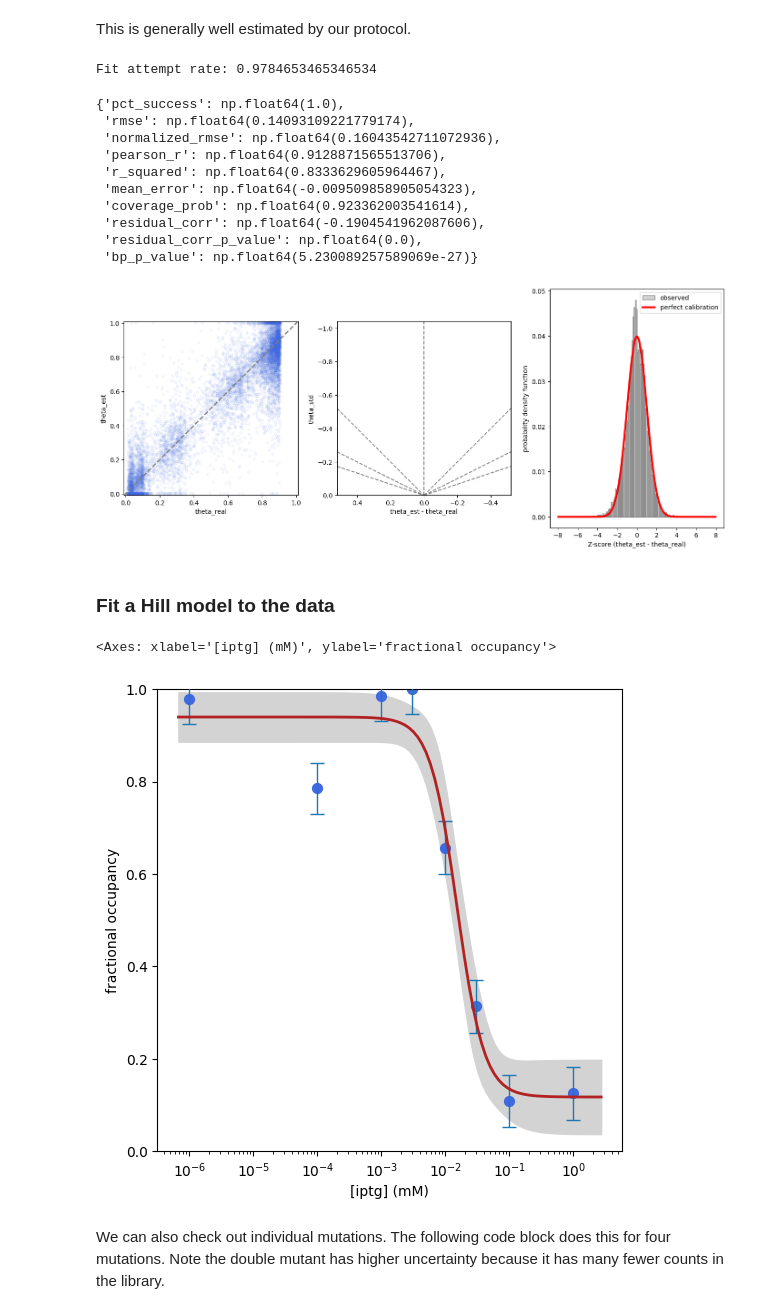
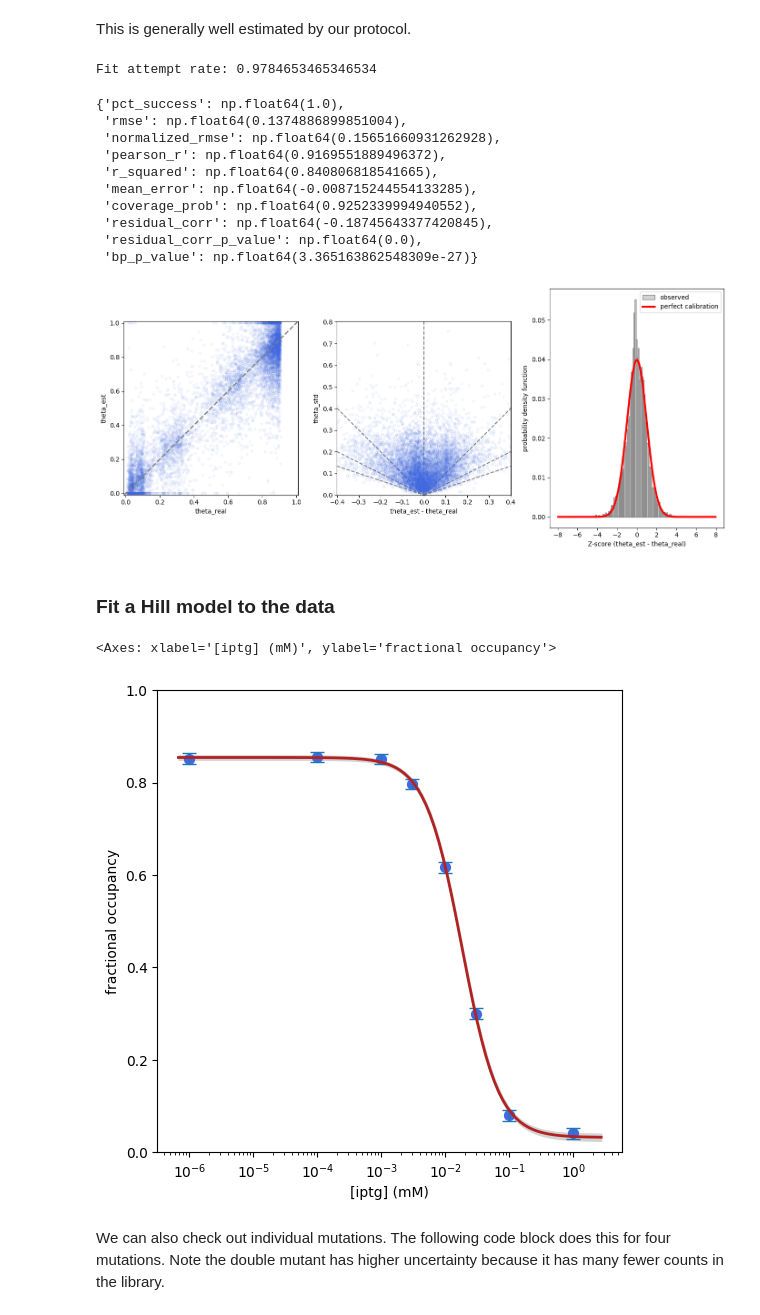
Before and after one commit to harmsm/tfscreen, a Jupyter notebook: notebooks/tfscreen-walkthrough/tfscreen-walkthrough.ipynb, the cells around one changed output. Saved outputs shown, nothing was run; the diff lists cells and outputs as text; code cells hidden in the pictures.

```diff
--- a/notebooks/tfscreen-walkthrough/tfscreen-walkthrough.ipynb
+++ b/notebooks/tfscreen-walkthrough/tfscreen-walkthrough.ipynb
@@ -143,4 +129,6 @@ Once we have our simulated (or real) data, we need to estimate the growth rate f
 param_df, pred_df = tfscreen.analyze.estimate_growth_rates(combined_df=combined_df,
                                                            sample_df=sample_df,
                                                            calibration_data="2025-08-27_calibration.json",
-                                                           k_fit_method="wls")
+                                                           k_fit_method="wls",
+                                                           num_time0_iterations=3,
+                                                           use_inferred_zero_point=True)
@@ -368,27 +372,27 @@ tfscreen.fitting.stats_test_suite(theta_est,
 # %% [output]
 Fit attempt rate: 0.9784653465346534
 {'pct_success': np.float64(1.0),
- 'rmse': np.float64(0.14093109221779174),
- 'normalized_rmse': np.float64(0.16043542711072936),
- 'pearson_r': np.float64(0.9128871565513706),
- 'r_squared': np.float64(0.8333629605964467),
- 'mean_error': np.float64(-0.009509858905054323),
- 'coverage_prob': np.float64(0.923362003541614),
- 'residual_corr': np.float64(-0.1904541962087606),
+ 'rmse': np.float64(0.1374886899851004),
+ 'normalized_rmse': np.float64(0.15651660931262928),
+ 'pearson_r': np.float64(0.9169551889496372),
+ 'r_squared': np.float64(0.840806818541665),
+ 'mean_error': np.float64(-0.008715244554133285),
+ 'coverage_prob': np.float64(0.9252339994940552),
+ 'residual_corr': np.float64(-0.18745643377420845),
  'residual_corr_p_value': np.float64(0.0),
- 'bp_p_value': np.float64(5.230089257589069e-27)}
+ 'bp_p_value': np.float64(3.365163862548309e-27)}
-[figure, old version]
+[figure, new version]
 # %% [markdown]
 ### Fit a Hill model to the data
 # %%
 hill_param_df, hill_pred_df = tfscreen.analyze.estimate_hill(theta_df)
 # %%
 tfscreen.plot.hill_fit(theta_df,
-                       hill_pred_df,genotype='K33D/G91Y',scatter_kwargs={"s":50,
+                       hill_pred_df,genotype='wt',scatter_kwargs={"s":50,
                                                                   "facecolor":"royalblue"})
 # %% [output]
 <Axes: xlabel='[iptg] (mM)', ylabel='fractional occupancy'>
-[figure, old version]
+[figure, new version]
 # %% [markdown]
 We can also check out individual mutations. The following code block does this for four mutations. Note the double mutant has higher uncertainty because it has many fewer counts in the library.
 # %%
```
Also changed, not shown: parts of 10 cells of this notebook, 23 other files.
